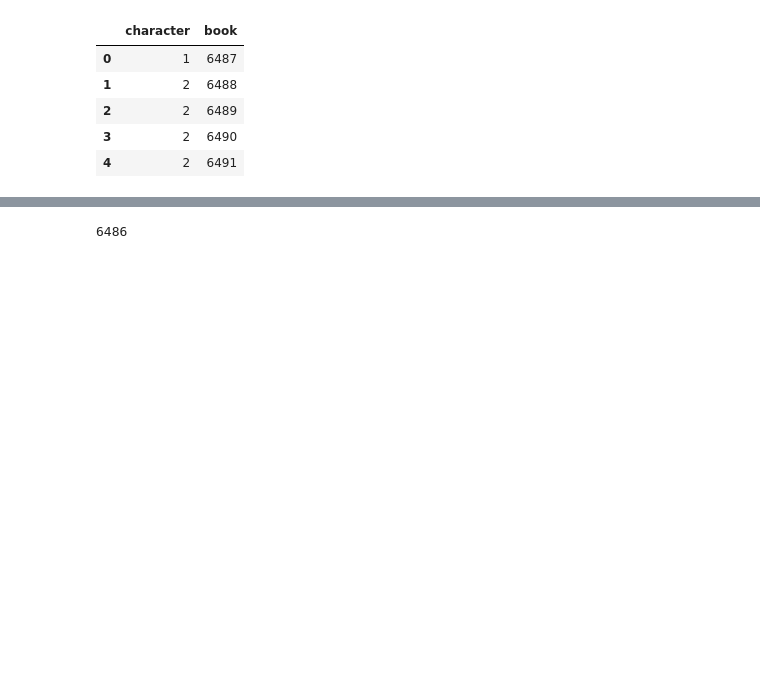
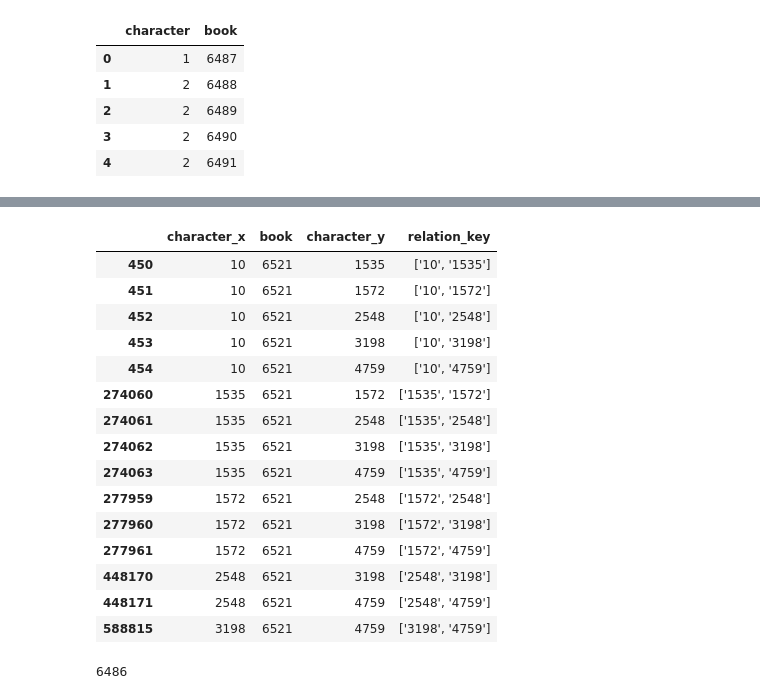
Before and after one commit to alejomaar/Network-Science-for-Data-Analytics, a Jupyter notebook: mini_project/notebook.ipynb, the cells around one changed output, grey strips where cells are left out. Drawn from its saved outputs; the diff is of its cells as text; code cells hidden in the pictures; blank space fills up the shorter version.

Commit message:
feat: create character relationships

```diff
--- a/mini_project/notebook.ipynb
+++ b/mini_project/notebook.ipynb
@@ -51,3 +60,5 @@ edges_df.head()
 | 2 | 2 | 6489 |
 | 3 | 2 | 6490 |
 | 4 | 2 | 6491 |
+# %%
+merged_df = pd.merge(edges_df, edges_df, on='book')
@@ -53,0 +73,2 @@ edges_df.head()
+# %%
+merged_df['relation_key'] = merged_df.apply(lambda row: str(sorted((row['character_x'], row['character_y']))), axis=1)
@@ -53,0 +91,3 @@ edges_df.head()
+# %%
+filtered_df = merged_df[merged_df['character_x'] != merged_df['character_y']]
+filtered_df
@@ -53,0 +108,3 @@ edges_df.head()
+# %%
+unique_df = filtered_df.drop_duplicates(subset=['relation_key', 'book'])
+unique_df
@@ -54,3 +125,22 @@ edges_df.head()
+# %%
+unique_df.query('book == "6521"')
+# %% [output]
+|  | character_x | book | character_y | relation_key |
+| 450 | 10 | 6521 | 1535 | ['10', '1535'] |
+| 451 | 10 | 6521 | 1572 | ['10', '1572'] |
+| 452 | 10 | 6521 | 2548 | ['10', '2548'] |
+| 453 | 10 | 6521 | 3198 | ['10', '3198'] |
+| 454 | 10 | 6521 | 4759 | ['10', '4759'] |
+| 274060 | 1535 | 6521 | 1572 | ['1535', '1572'] |
+| 274061 | 1535 | 6521 | 2548 | ['1535', '2548'] |
+| 274062 | 1535 | 6521 | 3198 | ['1535', '3198'] |
+| 274063 | 1535 | 6521 | 4759 | ['1535', '4759'] |
+| 277959 | 1572 | 6521 | 2548 | ['1572', '2548'] |
+| 277960 | 1572 | 6521 | 3198 | ['1572', '3198'] |
+| 277961 | 1572 | 6521 | 4759 | ['1572', '4759'] |
+| 448170 | 2548 | 6521 | 3198 | ['2548', '3198'] |
+| 448171 | 2548 | 6521 | 4759 | ['2548', '4759'] |
+| 588815 | 3198 | 6521 | 4759 | ['3198', '4759'] |
 # %%
 'data/edges.txt'
 # %%
```
Also changed, not shown: parts of 8 cells of this notebook.
